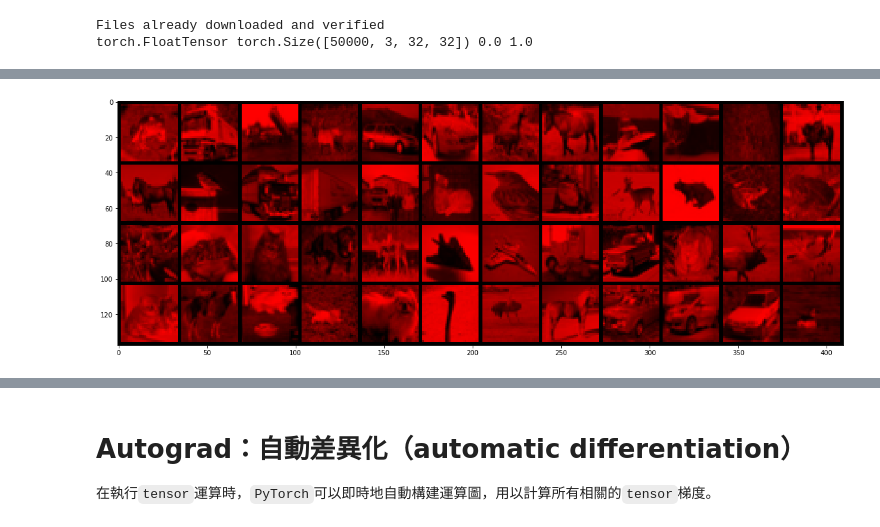
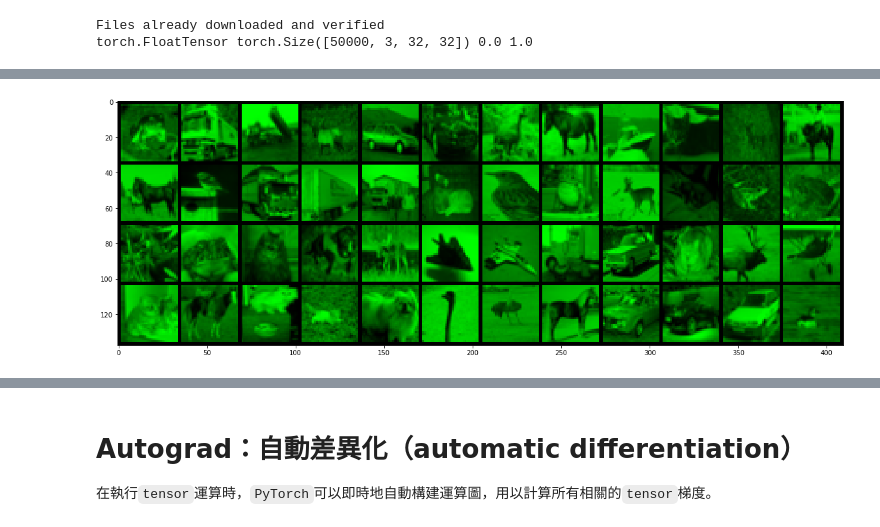
Before and after one commit to Chunshan-Theta/dataflowr, a Jupyter notebook: Notebooks/02_basics_pytorch_colab_full.ipynb, the cells around one changed output, grey strips where cells are left out. Drawn from its saved outputs; the diff is of its cells as text; code cells hidden in the pictures.

```diff
--- a/Notebooks/02_basics_pytorch_colab_full.ipynb
+++ b/Notebooks/02_basics_pytorch_colab_full.ipynb
@@ -255,6 +287,8 @@ show(torchvision.utils.make_grid(x, nrow = 12))
 # %%
 # 刪除藍色與綠色像素
-x.narrow(1, 1, 2).fill_(0)
-show(torchvision.utils.make_grid(x, nrow = 12))
+x2 = x.clone().detach()
+x2.narrow(1, 0, 1).fill_(0)
+x2.narrow(1, 2, 1).fill_(0)
+show(torchvision.utils.make_grid(x2, nrow = 12))
 # %% [output]
-[figure, old version]
+[figure, new version]
```
Also changed, not shown: parts of 22 cells of this notebook.
